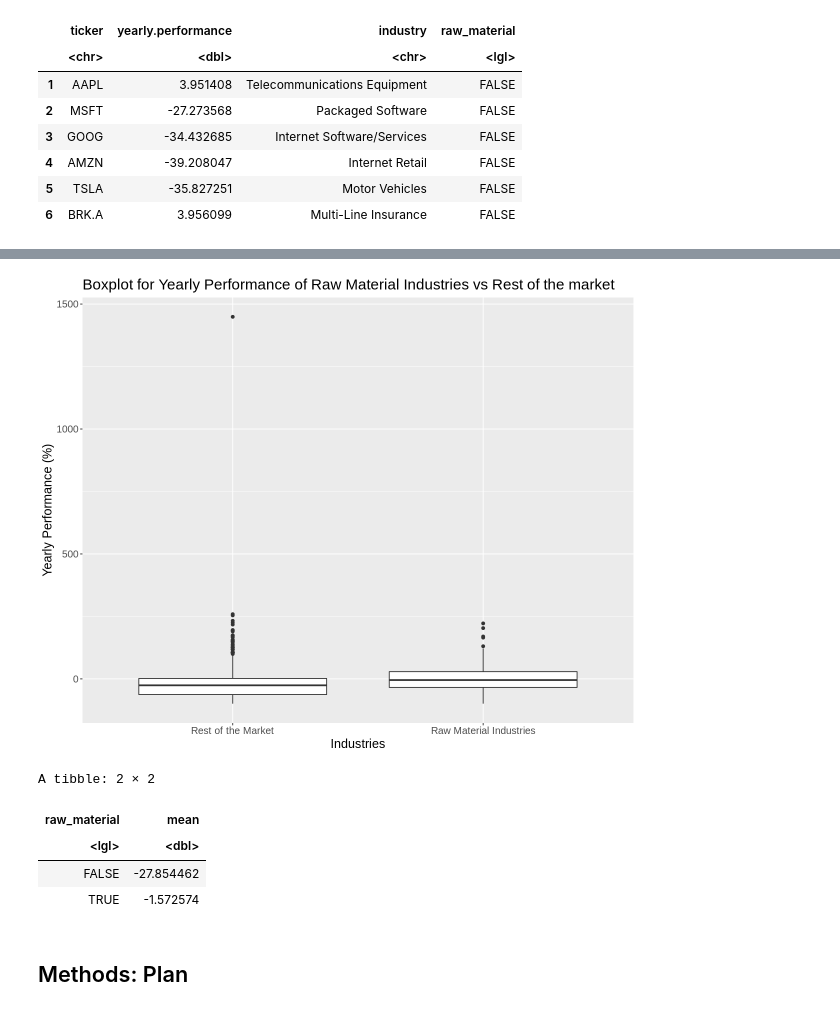
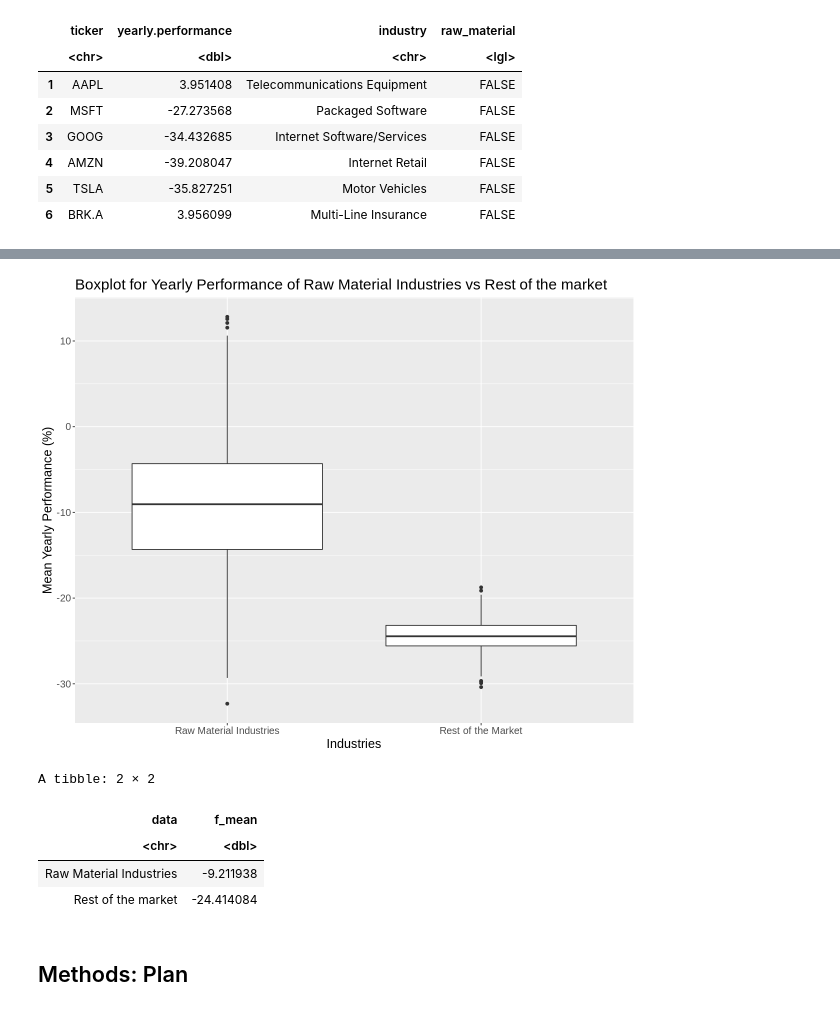
Before and after one commit to lanchiphamm/Stock_Market_Analysis, a Jupyter notebook: group_6.ipynb, the cells around one changed output, grey strips where cells are left out. Saved outputs shown, nothing was run; the diff lists cells and outputs as text; code cells hidden in the pictures.

Commit message:
Took sample, bootstrapped, and plotted Bootstrap Distribution

```diff
--- a/group_6.ipynb
+++ b/group_6.ipynb
@@ -135,27 +187,33 @@ A data.frame: 6 × 3
 # %%
 options(repr.plot.width = 10, repr.plot.height = 8)
-plot <- df %>%
+
+#Combining Data
+dfboth<-rbind(cbind(data = "Raw Material Industries", rmc_bootstrap),
+  cbind(data = "Rest of the market", nrmc_bootstrap))
+
+#Creating Boxplot
+plot <- dfboth %>%
     ggplot()+
-    geom_boxplot(aes(x = raw_material, y = yearly.performance)) +
-    labs(x = "Industries", y = "Yearly Performance (%)") +
-    scale_x_discrete(labels = c("Rest of the Market", "Raw Material Industries")) +
+    geom_boxplot(aes(x = data, y = mean)) +
+    labs(x = "Industries", y = "Mean Yearly Performance (%)") +
+    scale_x_discrete(labels = c("Raw Material Industries", "Rest of the Market")) +
     ggtitle("Boxplot for Yearly Performance of Raw Material Industries vs Rest of the market") +
     theme(text = element_text(size = 15))
 plot
 # %% [output]
-[figure, old version]
+[figure, new version]
 # %%
 # Summary of the mean for yearly performance between 2 variables
-summary <- df %>%
-    group_by(raw_material)%>%
-    summarize(mean = mean(yearly.performance))
+summary <- dfboth %>%
+    group_by(data)%>%
+    summarize(f_mean = mean(mean))
 summary
 # %% [output]
 A tibble: 2 × 2
-| raw_material | mean |
-| <lgl> | <dbl> |
-| FALSE | -27.854462 |
-| TRUE | -1.572574 |
+| data | f_mean |
+| <chr> | <dbl> |
+| Raw Material Industries | -9.211938 |
+| Rest of the market | -24.414084 |
 # %% [markdown]
 ## Methods: Plan
 # %% [markdown]
```
Also changed, not shown: parts of 6 cells of this notebook.
